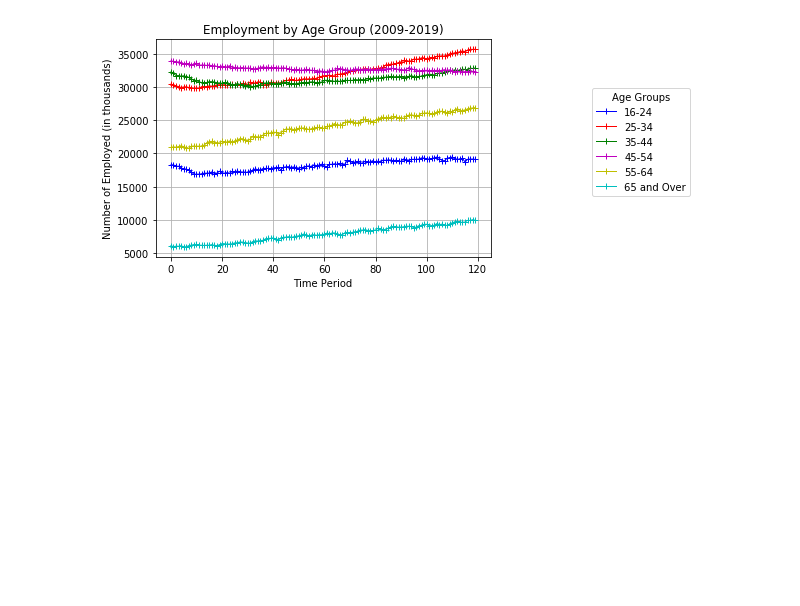
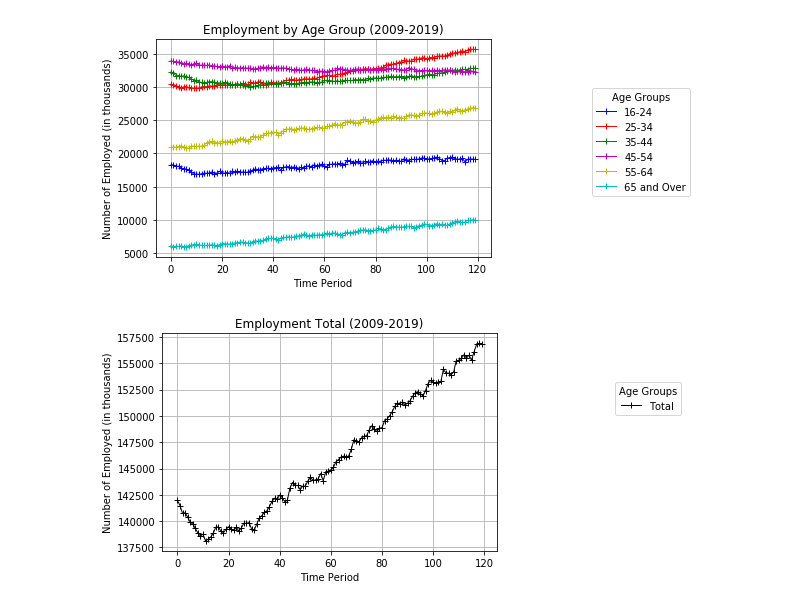
Before and after one commit to soraerae/Project-01-Employment-Data, a Jupyter notebook: job_age_csv.ipynb, the cells around one changed output. Drawn from its saved outputs; the diff is of its cells as text; code cells hidden in the pictures; blank space fills up the shorter version.

```diff
--- a/job_age_csv.ipynb
+++ b/job_age_csv.ipynb
@@ -85,2 +89,16 @@ legend.legendHandles[5]._sizes = [30]
 # %% [output]
 [figure]
+# %%
+group_total = plt.plot(job_age_df.index, job_age_df['Total Employment'], marker="+",color="k", linewidth=1, label="Total")
+plt.title('Employment Total (2009-2019)')
+plt.xlabel('Time Period')
+plt.ylabel('Number of Employed (in thousands)')
+plt.grid()
+legend = plt.legend(title='Age Groups', loc='upper center',  bbox_to_anchor=(1.45, 0.8))
+legend.legendHandles[0]._sizes = [30]
+
+plt.savefig('employment_total.png', bbox_inches='tight')
+
+plt.show()
+# %% [output]
+[figure, added]
```
Also changed, not shown: parts of 4 cells of this notebook, 1 other file.
